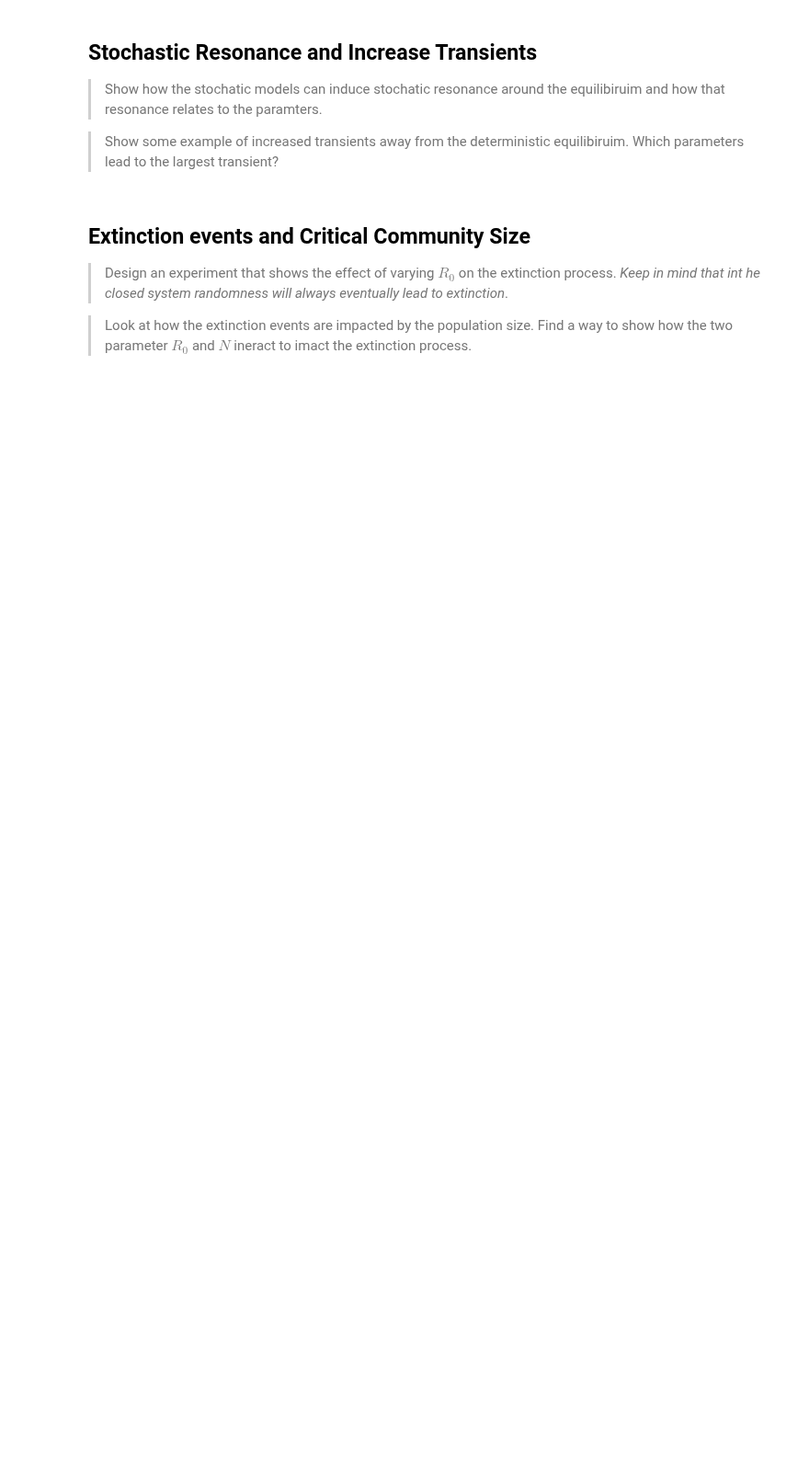
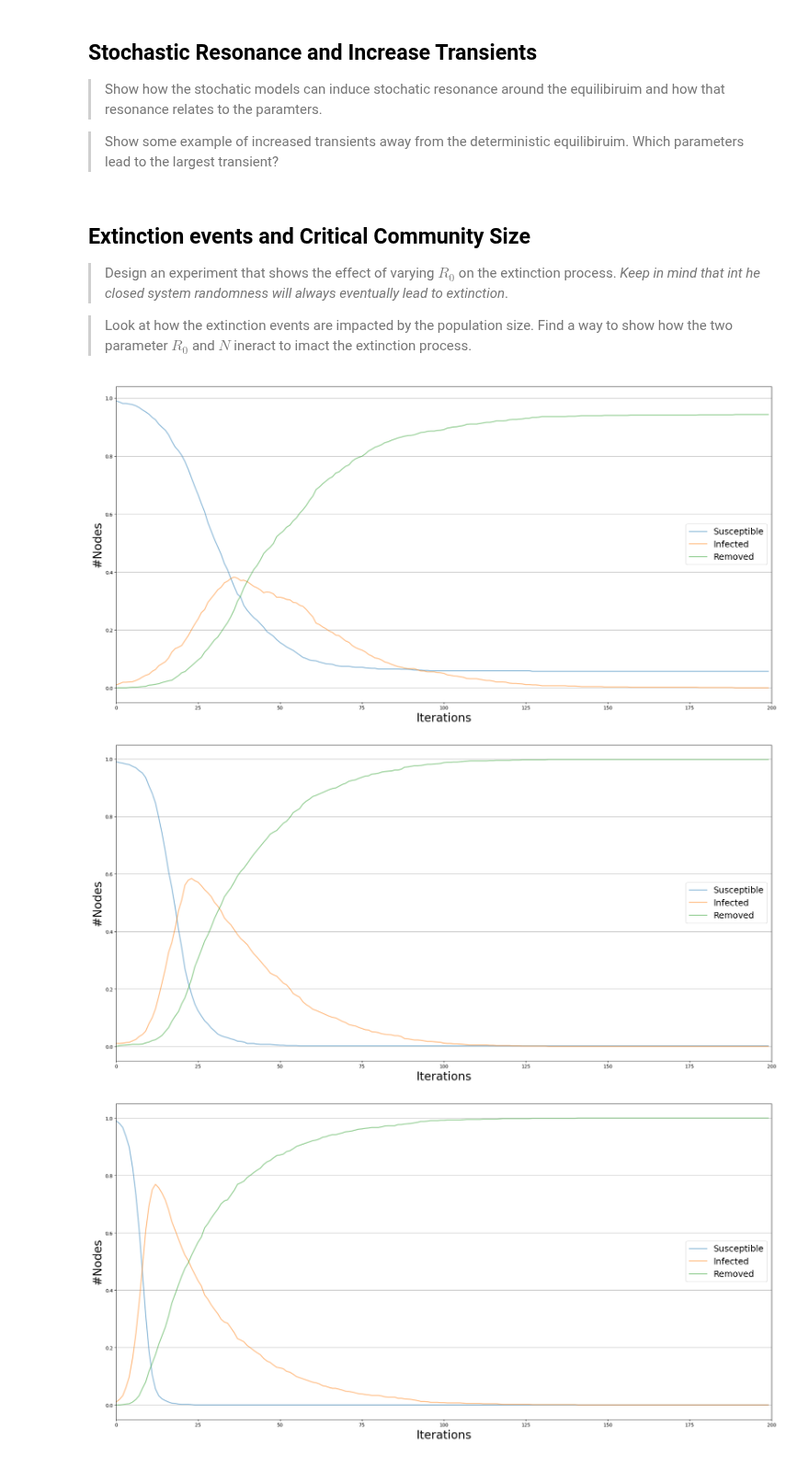
Before and after one commit to AmirSahrani/IntroCompAssignment2_fresh, a Jupyter notebook: Assignment2.ipynb, the cells around one changed output. Shown at 92% size. Drawn from its saved outputs; the diff is of its cells as text; code cells hidden in the pictures; blank space fills up the shorter version.

```diff
--- a/Assignment2.ipynb
+++ b/Assignment2.ipynb
@@ -525,3 +635,50 @@ plt.show()
 > Design an experiment that shows the effect of varying $R_0$ on the extinction process. *Keep in mind that int he closed system randomness will always eventually lead to extinction*.
 
 > Look at how the extinction events are impacted by the population size. Find a way to show how the two parameter $R_0$ and $N$ ineract to imact the extinction process.
+# %%
+import ndlib.models.ModelConfig as mc
+from bokeh.io import output_notebook, show
+from ndlib.viz.mpl.DiffusionTrend import DiffusionTrend
+
+
+# nx.draw_networkx_edges(graph,pos=nx.spring_layout(graph))
+def give_plot(graph):
+    model = ep.SIRModel(graph)
+
+
+
+    ## configuring model
+
+    config = mc.Configuration()
+    config.add_model_parameter("beta", 1/100)
+    config.add_model_parameter("gamma", 1/20)
+    config.add_model_parameter("fraction_infected", 0.01)
+    model.set_initial_status(config)
+
+    ## Excuting the simulation
+
+    iterations = model.iteration_bunch(200)
+    trends = model.build_trends(iterations)
+
+    ## Visualizing
+    visual = DiffusionTrend(model, trends)
+    plot = visual.plot()
+
+# graphER = nx.erdos_renyi_graph(1000,0.02)
+# graphER1 = nx.erdos_renyi_graph(1000,0.04)
+# graphER2 = nx.erdos_renyi_graph(1000,0.08)
+graphBA = nx.barabasi_albert_graph(1000,15)
+graphBA = nx.barabasi_albert_graph(1000,15)
+graphBA = nx.barabasi_albert_graph(1000,15)
+# graphWS = nx.watts_strogatz_graph(1000,20,0.000000000001)
+
+give_plot(graphER)
+give_plot(graphER1)
+give_plot(graphER2)
+
+# give_plot(graphBA)
+# give_plot(graphWS)
+# %% [output]
+[figure, added]
+[figure, added]
+[figure, added]
```
Also changed, not shown: parts of 6 cells of this notebook, 1 other file.
